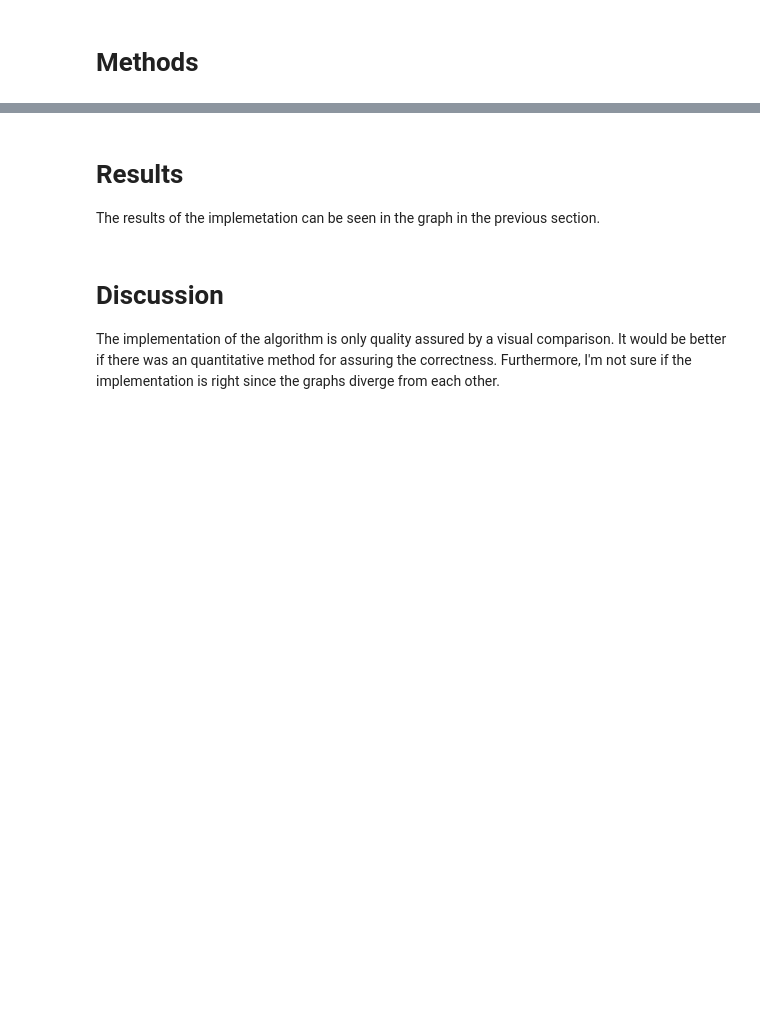
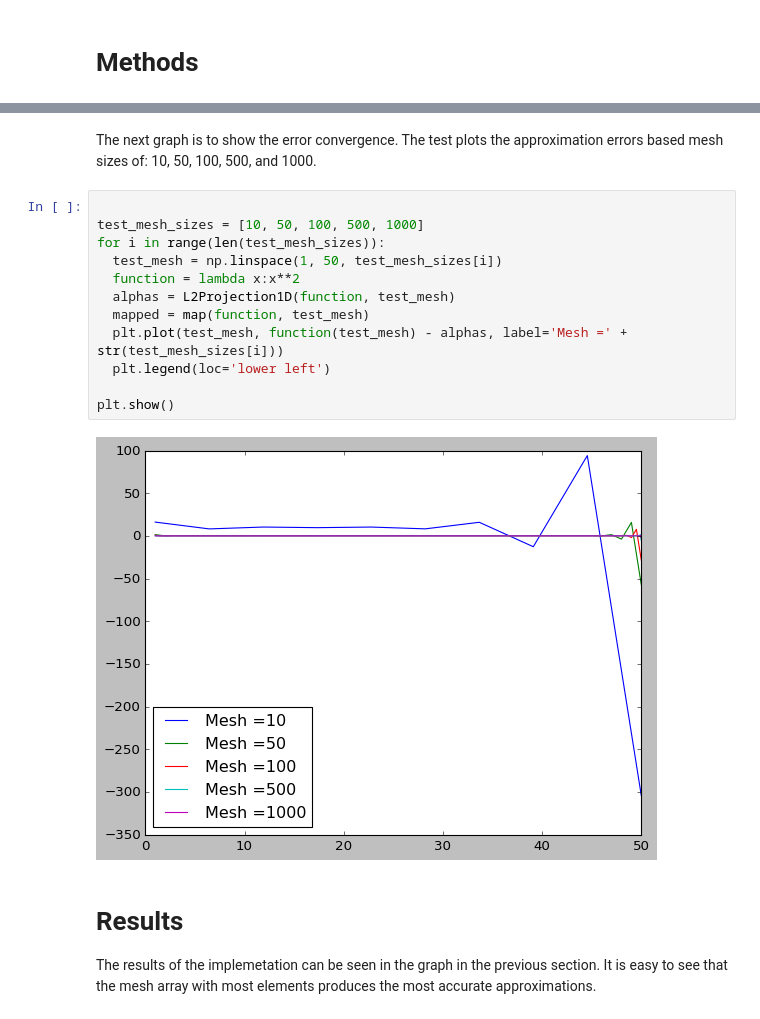
Before and after one commit to johanhoffman/DD2363-VT20, a Jupyter notebook: Lab-4/patrik_svensson_lab_function_approximation.ipynb, the cells around one changed output, grey strips where cells are left out. Cells and saved outputs as stored; diff of their text form; blank space fills up the shorter version.

```diff
--- a/Lab-4/patrik_svensson_lab_function_approximation.ipynb
+++ b/Lab-4/patrik_svensson_lab_function_approximation.ipynb
@@ -128,6 +121,19 @@ plt.show()
+# %% [markdown]
+The next graph is to show the error convergence. The test plots the approximation errors based mesh sizes of: 10, 50, 100, 500, and 1000.
+# %%
+
+test_mesh_sizes = [10, 50, 100, 500, 1000]
+for i in range(len(test_mesh_sizes)):
+  test_mesh = np.linspace(1, 50, test_mesh_sizes[i])
+  function = lambda x:x**2
+  alphas = L2Projection1D(function, test_mesh)
+  mapped = map(function, test_mesh)
+  plt.plot(test_mesh, function(test_mesh) - alphas, label='Mesh =' + str(test_mesh_sizes[i]))
+  plt.legend(loc='lower left')
+
+plt.show()
+# %% [output]
+[figure, added]
 # %% [markdown]
 # **Results**
-The results of the implemetation can be seen in the graph in the previous section.
+The results of the implemetation can be seen in the graph in the previous section. It is easy to see that the mesh array with most elements produces the most accurate approximations.
-# %% [markdown]
-# **Discussion**
-The implementation of the algorithm is only quality assured by a visual comparison. It would be better if there was an quantitative method for assuring the correctness. Furthermore, I'm not sure if the implementation is right since the graphs diverge from each other.
```
Also changed, not shown: parts of 7 cells of this notebook.
